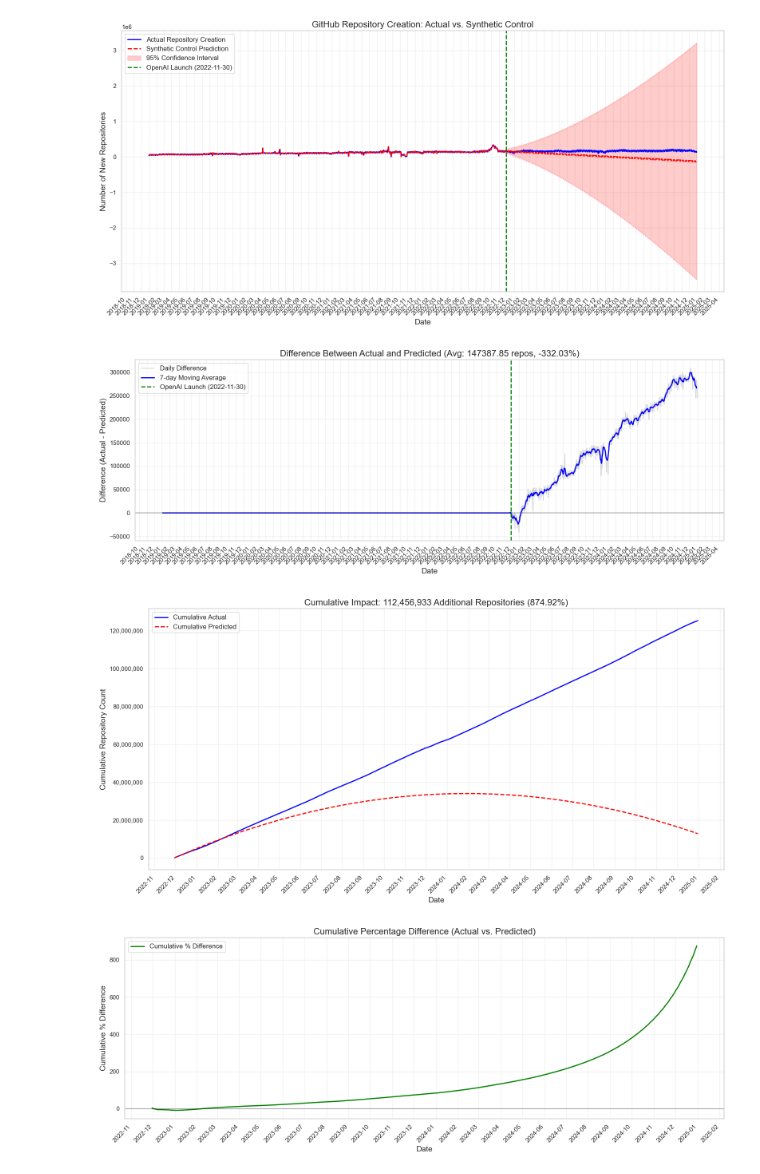
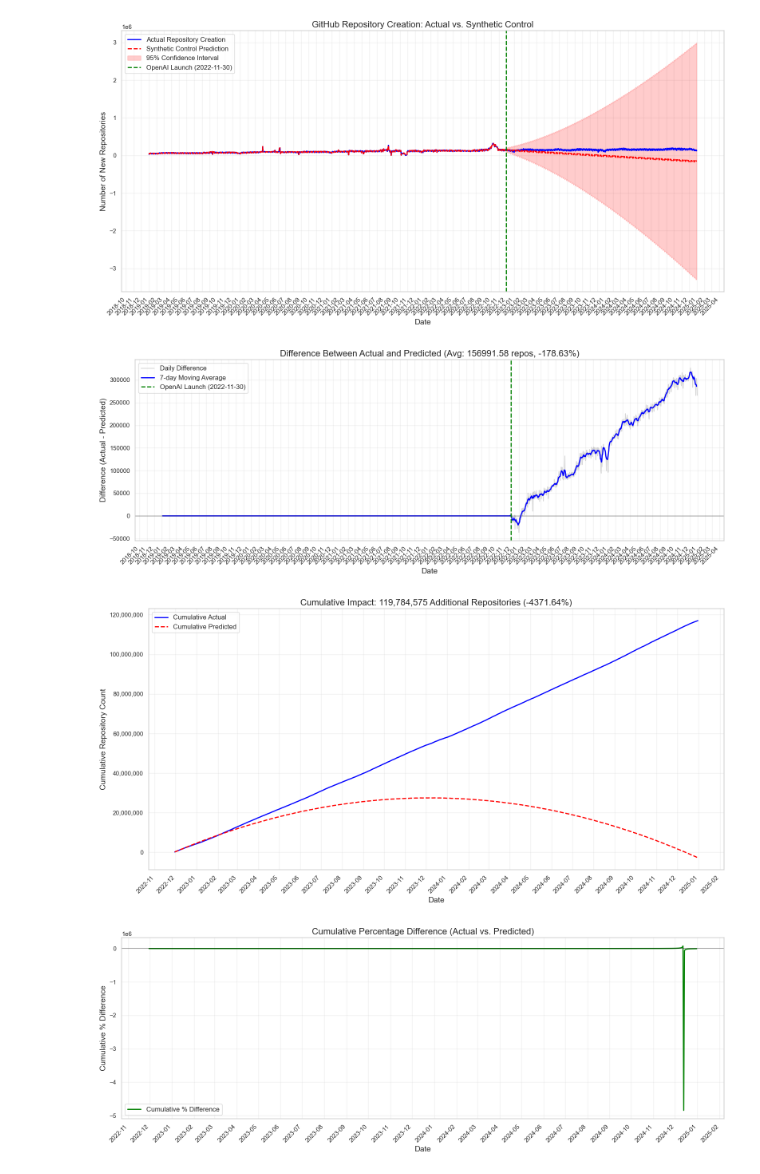
Before and after one commit to soodoku/gh_openai_prod, a Jupyter notebook: analysis.ipynb, the cells around one changed output. Cells and saved outputs as stored; diff of their text form; code cells hidden in the pictures.

Commit message:
get all possible results

```diff
--- a/analysis.ipynb
+++ b/analysis.ipynb
@@ -223,7 +223,7 @@ def decompose_time_series(df):
         print(f"Could not perform time series decomposition: {e}")
         return None
 # %%
-file_path = "bq-results-2.csv"  # Update this to your actual file path
+file_path = "bq-results-3.csv"  # Update this to your actual file path
 openai_launch_date = "2022-11-30"
 df = load_data(file_path)
 print(f"Loaded data with {len(df)} rows from {df['date'].min()} to {df['date'].max()}")
@@ -646,7 +646,7 @@ def run_synthetic_control_analysis(file_path):
 
 # Run the analysis
 if __name__ == "__main__":
-    file_path = "bq-results.csv"  # Update this to your actual file path
+    file_path = "bq-results-3.csv"  # Update this to your actual file path
     forecast_df, impact_metrics, figures = run_synthetic_control_analysis(file_path)
 # %% [output]
 Loading data...
@@ -668,7 +668,7 @@ Average daily percentage difference: -332.03%
 Days outside 95% confidence interval: 0 (0.00%)
 
 Analysis complete! Results saved to CSV files.
-[figure, old version]
+[figure, new version]
-[figure, old version]
+[figure, new version]
-[figure, old version]
+[figure, new version]
-[figure, old version]
+[figure, new version]
```
Also changed, not shown: parts of 5 cells of this notebook, 13 other files.
